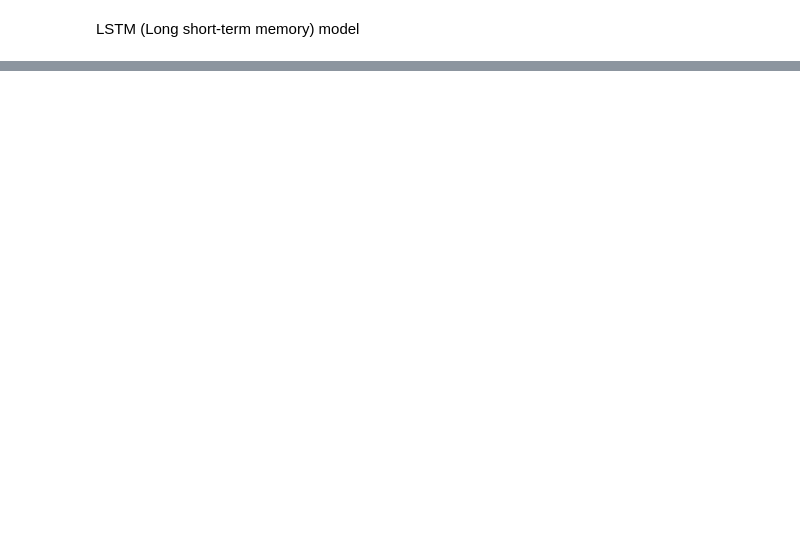
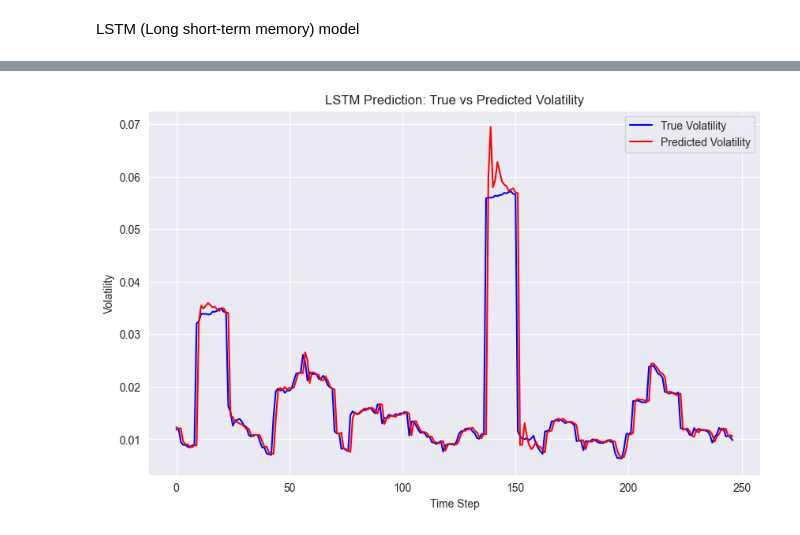
Before and after one commit to colinjennings/Stock-Volatility, a Jupyter notebook: LSTM _model.ipynb, the cells around one changed output, grey strips where cells are left out. Drawn from its saved outputs; the diff is of its cells as text; code cells hidden in the pictures; blank space fills up the shorter version.

Commit message:
New model

```diff
--- a/LSTM _model.ipynb
+++ b/LSTM _model.ipynb
@@ -277,0 +445,10 @@ for edate in earnings_dates:
+# %%
+# %%
+# Define the LSTM model.
+model = Sequential([
+    LSTM(50, activation='tanh', return_sequences=True, input_shape=(window_size, 1)),
+    LSTM(25, activation='tanh'),
+    Dense(1)
+])
+model.compile(optimizer='adam', loss='mean_squared_error')
+model.summary()
@@ -277,0 +469,12 @@ for edate in earnings_dates:
+# %%
+# %%
+# Set up early stopping to prevent overfitting.
+es = EarlyStopping(monitor='val_loss', patience=10, restore_best_weights=True)
+
+# Train the model.
+history = model.fit(X_train, y_train,
+                    validation_split=0.1,
+                    epochs=100,
+                    batch_size=16,
+                    callbacks=[es],
+                    verbose=1)
@@ -277,0 +507,19 @@ for edate in earnings_dates:
+# %%
+# %%
+# Make predictions on the test set.
+y_pred = model.predict(X_test)
+
+# Inverse-transform the scaled predictions and true values.
+y_test_inv = scaler.inverse_transform(y_test)
+y_pred_inv = scaler.inverse_transform(y_pred)
+
+# Plot the true volatility versus the predicted volatility.
+plt.figure(figsize=(10, 6))
+plt.plot(y_test_inv, label='True Volatility', color='blue')
+plt.plot(y_pred_inv, label='Predicted Volatility', color='red')
+plt.title("LSTM Prediction: True vs Predicted Volatility")
+plt.xlabel("Time Step")
+plt.ylabel("Volatility")
+plt.legend()
+plt.show()
+# %% [output]
@@ -277,0 +527 @@ for edate in earnings_dates:
+[figure, added]
```
Also changed, not shown: parts of 36 cells of this notebook.
